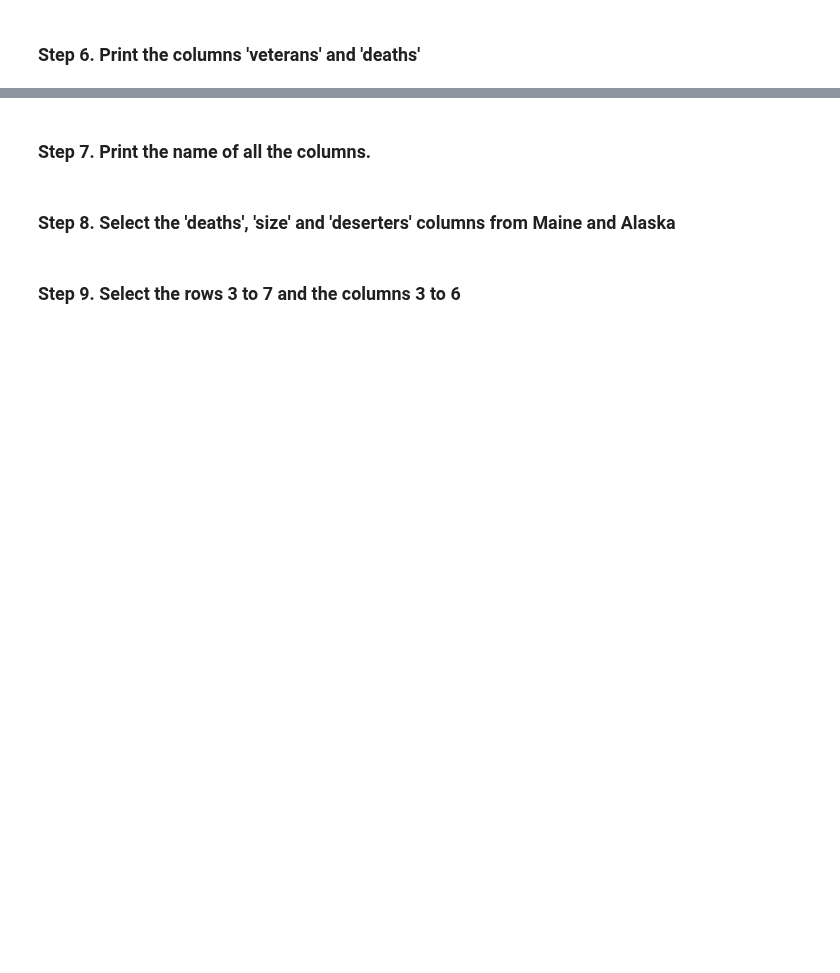
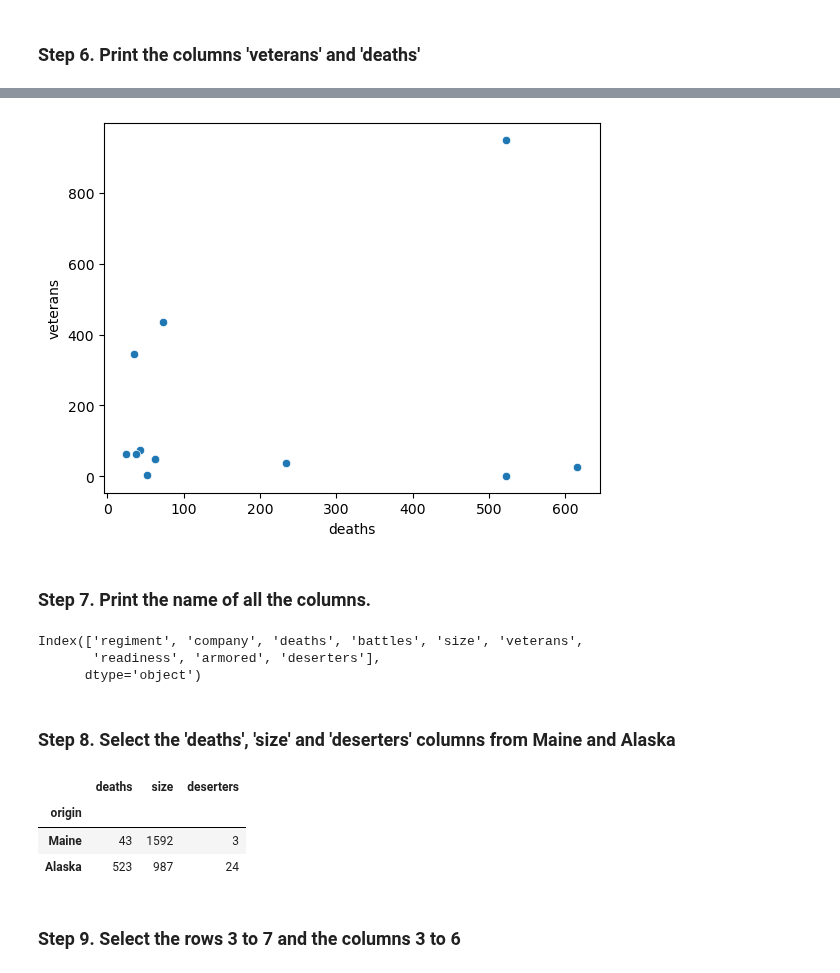
Before and after one commit to 9ndeer/2026-10-BILBAO-FT-Data-Science, a Jupyter notebook: 2-Data_Analysis/2-Pandas/Practica/2-Fictional_Army/Fictional Army.ipynb, the cells around one changed output, grey strips where cells are left out. Cells and saved outputs as stored; diff of their text form; code cells hidden in the pictures; blank space fills up the shorter version.

```diff
--- a/2-Data_Analysis/2-Pandas/Practica/2-Fictional_Army/Fictional Army.ipynb
+++ b/2-Data_Analysis/2-Pandas/Practica/2-Fictional_Army/Fictional Army.ipynb
@@ -18,3 +18,6 @@ raw_data = {'regiment': ['Nighthawks', 'Nighthawks', 'Nighthawks', 'Nighthawks',
             'origin': ['Arizona', 'California', 'Texas', 'Florida', 'Maine', 'Iowa', 'Alaska', 'Washington', 'Oregon', 'Wyoming', 'Louisana', 'Georgia']}
 # %% [markdown]
 ### Step 3. Create a dataframe and assign it to a variable called army.
+# %%
+army = pd.DataFrame(raw_data)
+army
@@ -21,2 +70,4 @@ raw_data = {'regiment': ['Nighthawks', 'Nighthawks', 'Nighthawks', 'Nighthawks',
 # %% [markdown]
 ### Step 4. Set the 'origin' colum as the index of the dataframe
+# %%
+army.set_index('origin', inplace= True)
@@ -27,6 +131,23 @@ raw_data = {'regiment': ['Nighthawks', 'Nighthawks', 'Nighthawks', 'Nighthawks',
+# %%
+sns.scatterplot(x = army['deaths'], y= army['veterans']);
+# %% [output]
+[figure, added]
 # %% [markdown]
 ### Step 7. Print the name of all the columns.
+# %%
+army.columns
+# %% [output]
+Index(['regiment', 'company', 'deaths', 'battles', 'size', 'veterans',
+       'readiness', 'armored', 'deserters'],
+      dtype='object')
 # %% [markdown]
 ### Step 8. Select the 'deaths', 'size' and 'deserters' columns from Maine and Alaska
+# %%
+army.loc[["Maine", "Alaska"],["deaths", "size", "deserters"]]
+# %% [output]
+|  | deaths | size | deserters |
+| origin |  |  |  |
+| Maine | 43 | 1592 | 3 |
+| Alaska | 523 | 987 | 24 |
 # %% [markdown]
 ### Step 9. Select the rows 3 to 7 and the columns 3 to 6
```
Also changed, not shown: parts of 21 cells of this notebook, 7 other files.
